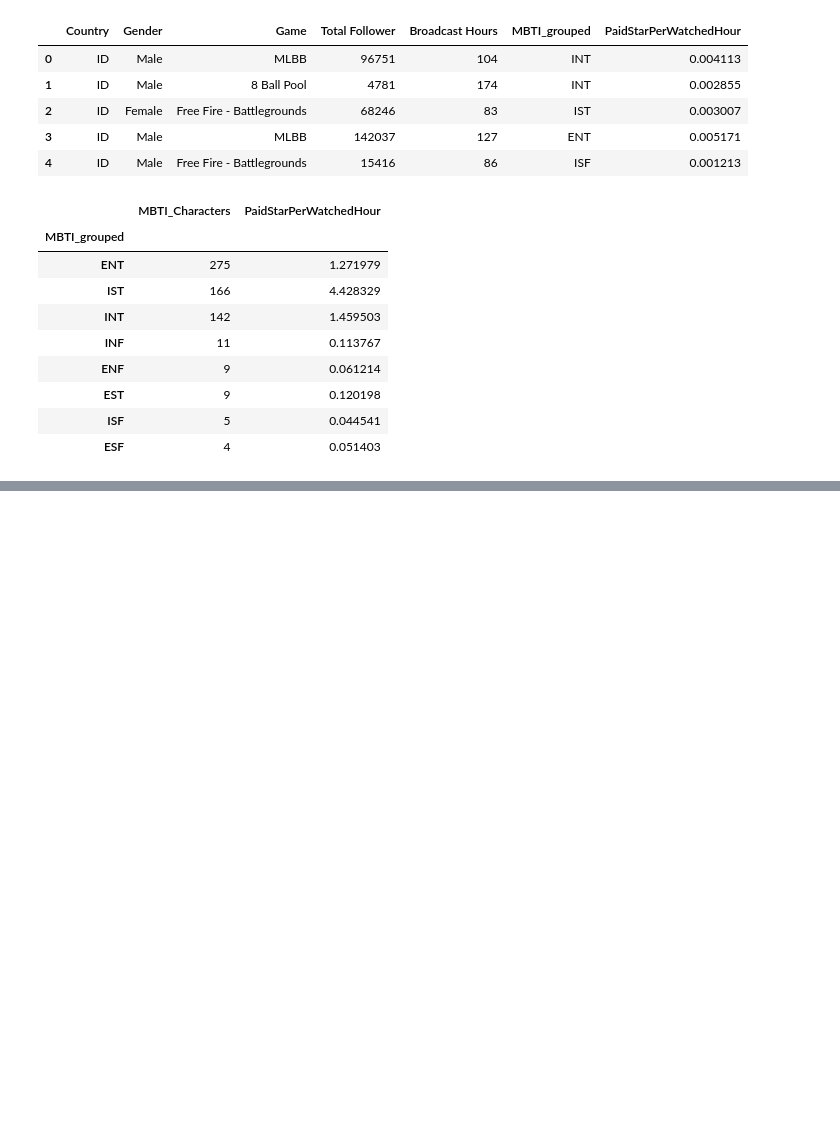
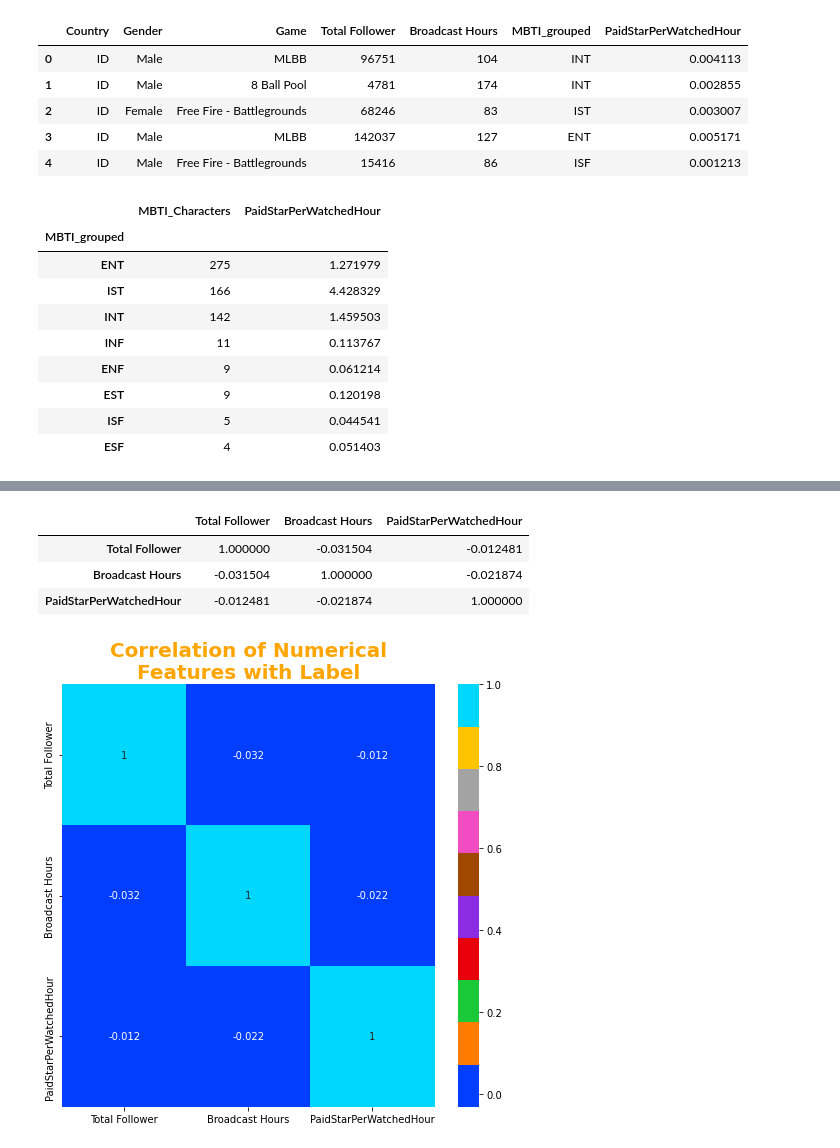
Before and after one commit to UsepSyaikalArifin/My-Projects, a Jupyter notebook: MAINGAMES Data Analyst/Jupyter Notebook/main.ipynb, the cells around one changed output, grey strips where cells are left out. Cells and saved outputs as stored; diff of their text form; code cells hidden in the pictures; blank space fills up the shorter version.

```diff
--- a/MAINGAMES Data Analyst/Jupyter Notebook/main.ipynb
+++ b/MAINGAMES Data Analyst/Jupyter Notebook/main.ipynb
@@ -878,0 +882,3 @@ plt.show()
+# %%
+df_Core_numerical = df_Core.copy()
+display(df_Core_numerical.head())
@@ -878,0 +892,17 @@ plt.show()
+# %%
+df_Core_numerical_corr = df_Core_numerical.corr()
+display (df_Core_numerical_corr)
+# %% [output]
+|  | Total Follower | Broadcast Hours | PaidStarPerWatchedHour |
+| Total Follower | 1.000000 | -0.031504 | -0.012481 |
+| Broadcast Hours | -0.031504 | 1.000000 | -0.021874 |
+| PaidStarPerWatchedHour | -0.012481 | -0.021874 | 1.000000 |
+# %%
+fig, axs = plt.subplots(figsize=(7, 7))
+cmap = sns.color_palette("bright", as_cmap=True)
+sns.heatmap(data=df_Core_numerical_corr, annot=True, cmap=cmap, ax=axs)
+axs.set_title("Correlation of Numerical\nFeatures with Label", fontsize=20, fontweight="bold", color="orange")
+plt.tight_layout()
+plt.show()
+# %% [output]
+[figure, added]
```
Also changed, not shown: parts of 71 cells of this notebook.
